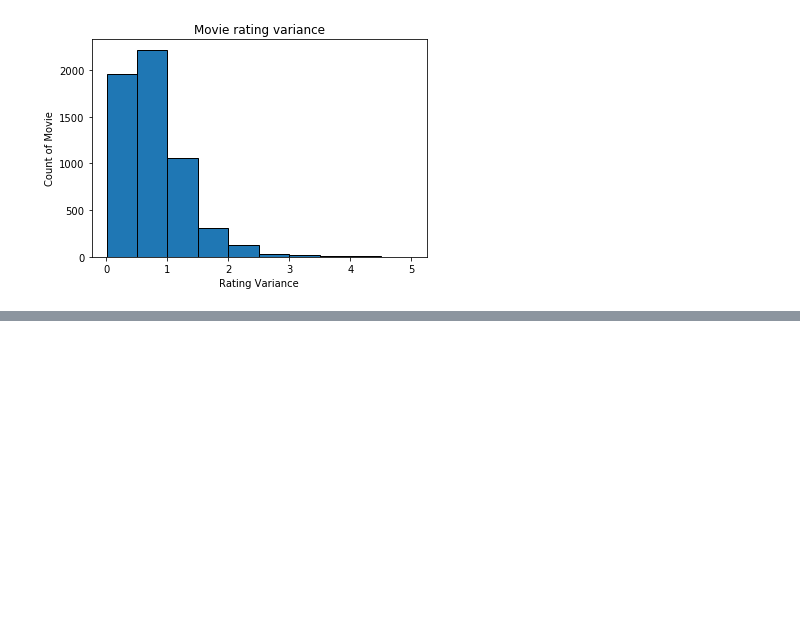
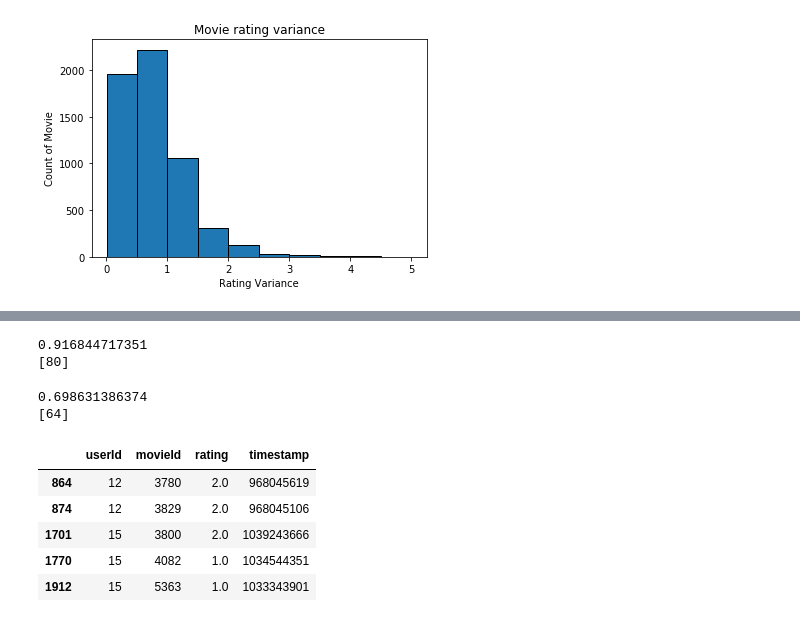
Before and after one commit to nsnguyen/ECE-219, a Jupyter notebook: project3/project_3.ipynb, the cells around one changed output, grey strips where cells are left out. Drawn from its saved outputs; the diff is of its cells as text; code cells hidden in the pictures; blank space fills up the shorter version.

```diff
--- a/project3/project_3.ipynb
+++ b/project3/project_3.ipynb
@@ -243,4 +168,20 @@ plot_distribution(MAE, ks, title="MAE distribution", x_label="k", y_label="Avera
 # MAE. If you get the plot correct, then 'minimum k' would correspond to the
 # k value for which average RMSE and average MAE converges to a steady-state
 # value. Please report the steady state values of average RMSE and average MAE
+# %%
+#position where min RMSE
+min_RMSE = [i for i, x in enumerate(RMSE) if x == min(RMSE)]
+print(min(RMSE))
+print(ks[min_RMSE]) #lowest k value
+# %% [output]
+0.916844717351
+[80]
+# %%
+#position where min MAE
+min_MAE = [i for i, x in enumerate(MAE) if x == min(MAE)]
+print(min(MAE))
+print(ks[min_MAE]) # lowest k value
+# %% [output]
+0.698631386374
+[64]
 # %%
@@ -252,0 +197,9 @@ plot_distribution(MAE, ks, title="MAE distribution", x_label="k", y_label="Avera
+# %%
+popular_movie_trimming.head()
+# %% [output]
+|  | userId | movieId | rating | timestamp |
+| 864 | 12 | 3780 | 2.0 | 968045619 |
+| 874 | 12 | 3829 | 2.0 | 968045106 |
+| 1701 | 15 | 3800 | 2.0 | 1039243666 |
+| 1770 | 15 | 4082 | 1.0 | 1034544351 |
+| 1912 | 15 | 5363 | 1.0 | 1033343901 |
```
Also changed, not shown: parts of 37 cells of this notebook.
